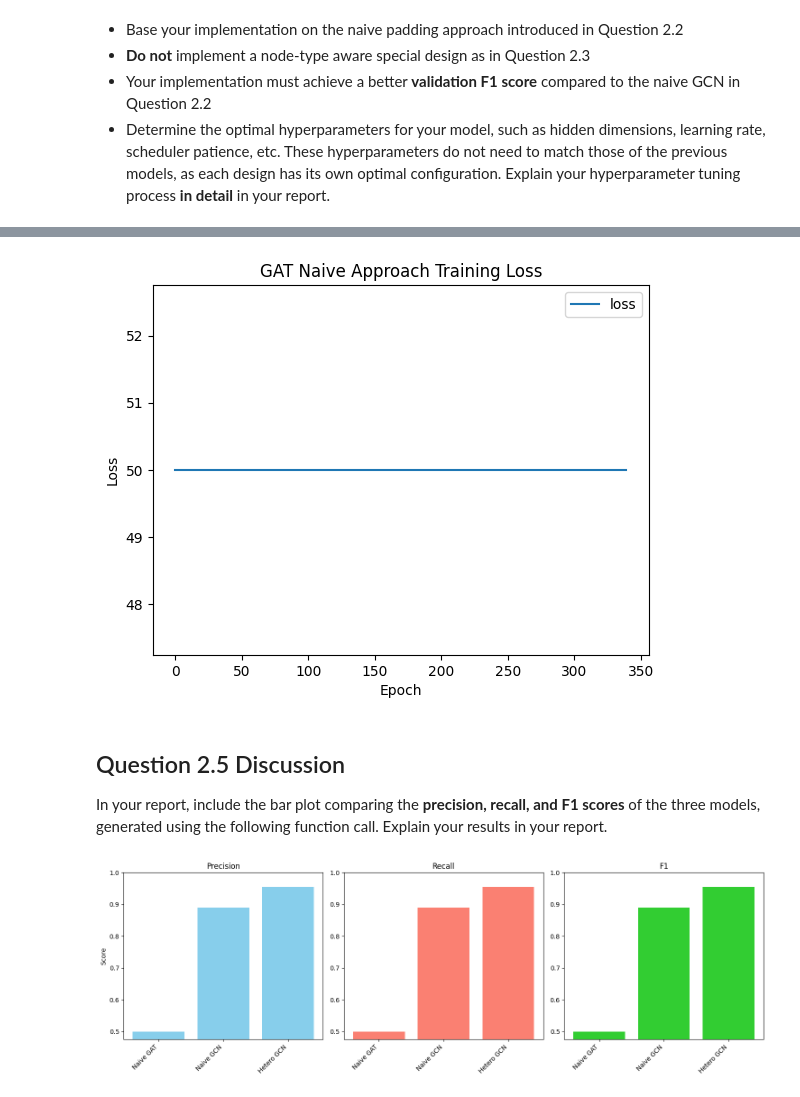
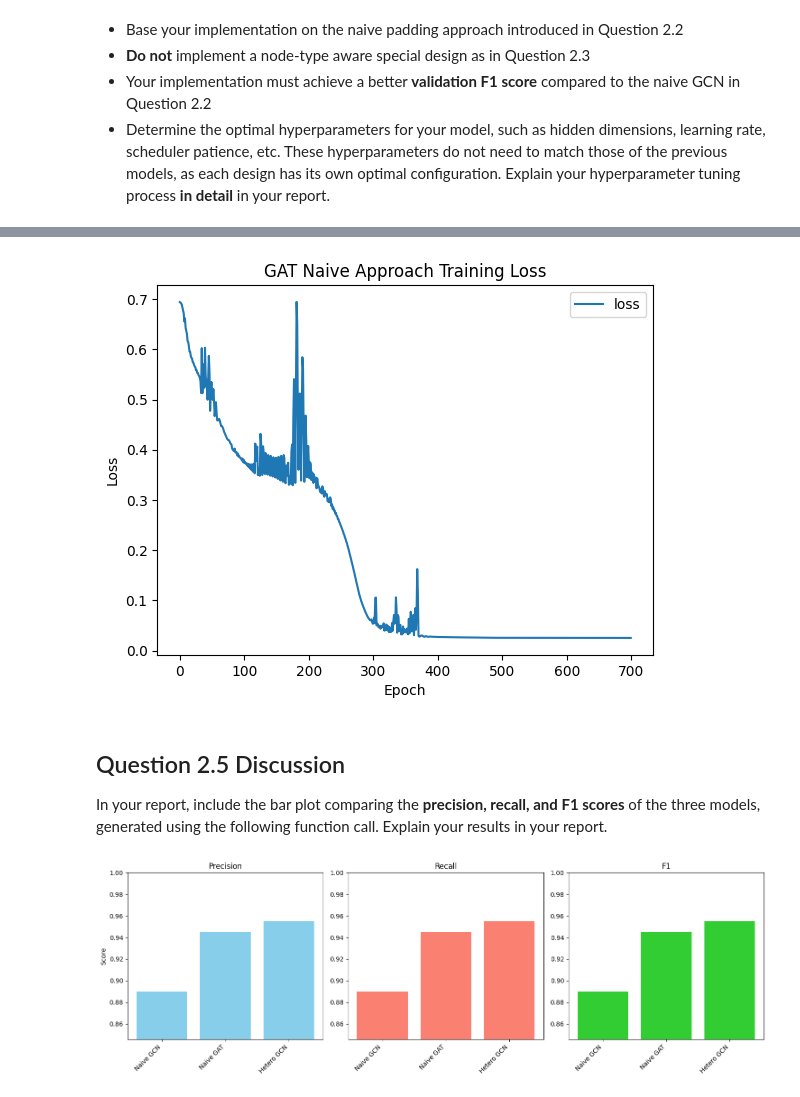
Before and after one commit to yingyan797/graph-learning, a Jupyter notebook: q2_heterogeneous_node_classifcation.ipynb, the cells around one changed output, grey strips where cells are left out. Drawn from its saved outputs; the diff is of its cells as text; code cells hidden in the pictures.

Commit message:
use original adj matrix for attention

```diff
--- a/q2_heterogeneous_node_classifcation.ipynb
+++ b/q2_heterogeneous_node_classifcation.ipynb
@@ -769,8 +769,8 @@ In this question, you will explore the attention-based aggregation mechanism in
 class AttentionLayer(GCNLayer):
     def __init__(self, input_dim, output_dim, use_nonlinearity=True):
         super().__init__(input_dim, output_dim, use_nonlinearity)
-        self.att_weight1 = nn.Parameter(torch.randn(output_dim, 1) * torch.sqrt(torch.tensor(2.0) / (output_dim+1)))
-        self.att_weight2 = nn.Parameter(torch.randn(output_dim, 1) * torch.sqrt(torch.tensor(2.0) / (output_dim+1)))
+        self.att_weight1 = nn.Parameter(torch.randn(output_dim, 1))
+        self.att_weight2 = nn.Parameter(torch.randn(output_dim, 1))
 
     def forward(self, H_k, A_self_loops):
         H_trans = torch.matmul(H_k, self.Omega) + self.beta
@@ -778,8 +778,8 @@ class AttentionLayer(GCNLayer):
         pre_attention2 = torch.matmul(H_trans, self.att_weight2)
         pre_attention = pre_attention1.T + pre_attention2
         pre_attention = pre_attention.softmax(0)
-        A_mask = torch.where(A_self_loops==0, -torch.inf, A_self_loops)
-        attention = torch.multiply(pre_attention, A_mask)
+        # A_mask = torch.where(A_self_loops==0, -torch.inf, A_self_loops)
+        attention = torch.multiply(pre_attention, A_self_loops)
         H_next = torch.matmul(attention, H_trans)
         return F.relu(H_next) if self.use_nonlinearity else H_next
 
@@ -830,7 +830,7 @@ y_val   = y_val.float()
 # ####################################################
 
 # Build the model
-attn_gnn = GraphAttentionNetwork(X_train.shape[1], 8, 1)
+attn_gnn = GraphAttentionNetwork(X_train.shape[1], 32, 1)
 device = torch.device("cuda")
 attn_gnn.to(device)
 
@@ -874,4 +874,4 @@ Epoch 340/2000 - Train Loss: 50.0000 - Val Precision: 0.5000 - Val Recall: 0.500
-[figure, old version]
+[figure, new version]
 # %% [markdown]
 ## Question 2.5 Discussion
 
@@ -879,4 +879,4 @@ In your report, include the bar plot comparing the **precision, recall, and F1 s
 # %%
 plot_results(val_precs, val_recs, val_f1s)
 # %% [output]
-[figure, old version]
+[figure, new version]
```
Also changed, not shown: parts of 1 cell of this notebook.
